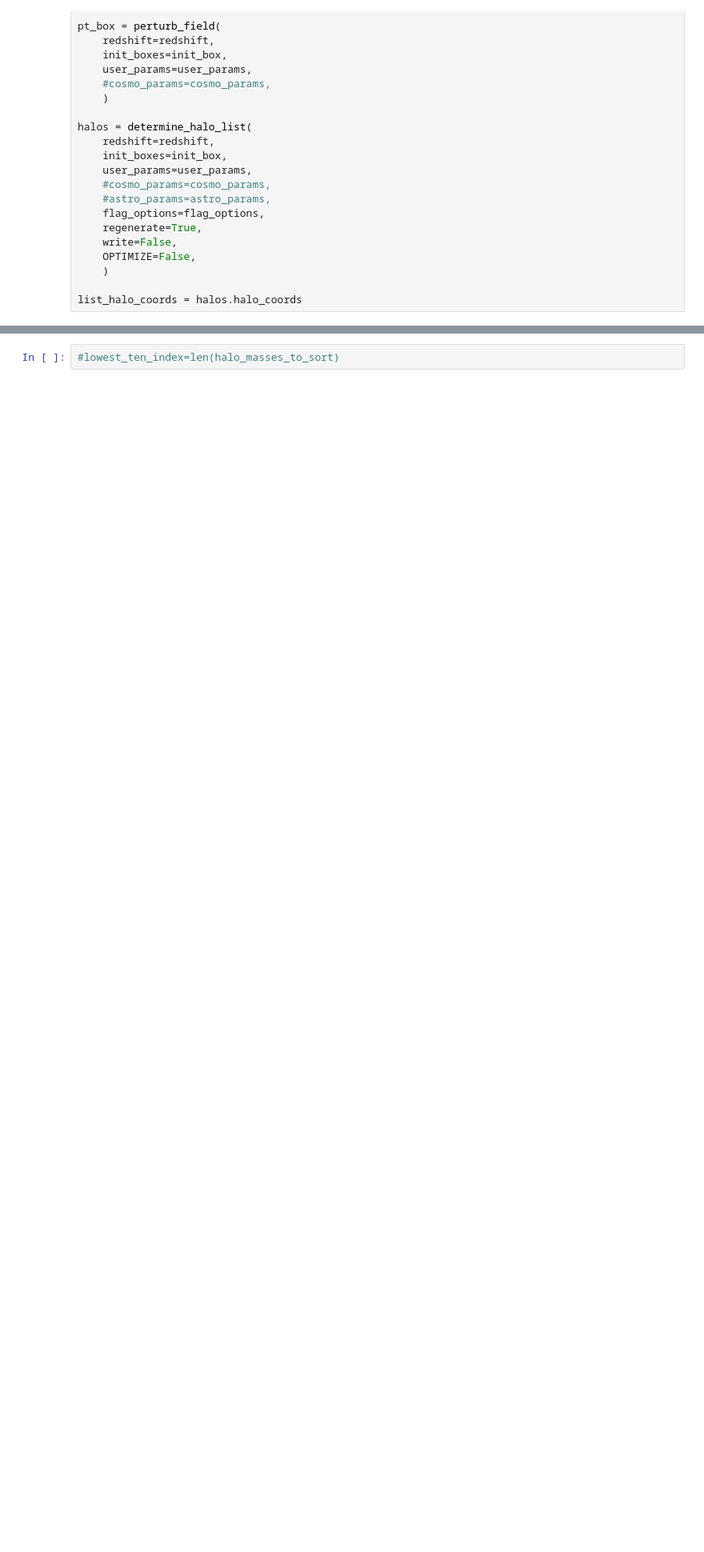
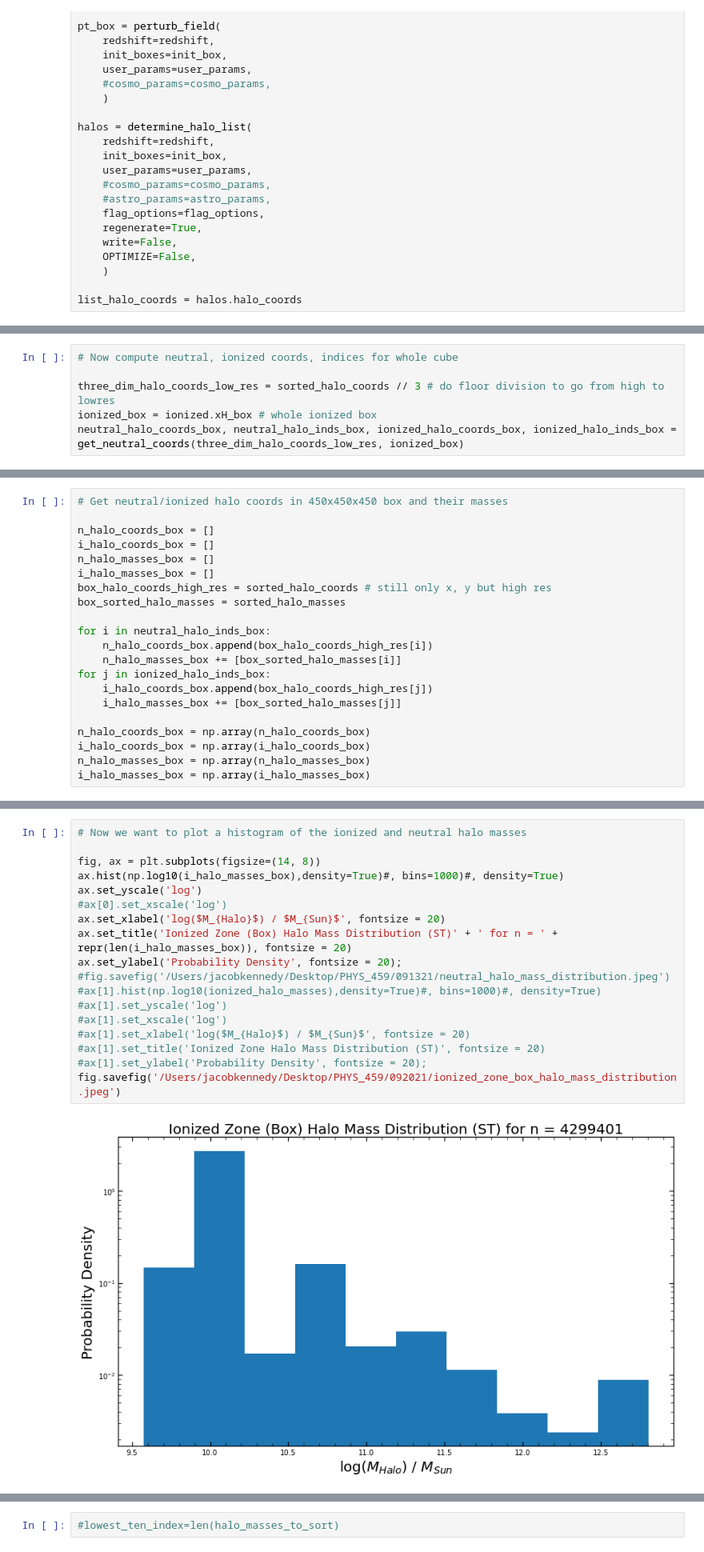
Before and after one commit to kenj19/PHYS459, a Jupyter notebook: halo_finder_plotting.ipynb, the cells around one changed output, grey strips where cells are left out. Shown at 80% size. Cells and saved outputs as stored; diff of their text form; blank space fills up the shorter version.

```diff
--- a/halo_finder_plotting.ipynb
+++ b/halo_finder_plotting.ipynb
@@ -115,0 +212,6 @@ third_slice_index = sec_slice_index + math.floor(num_masses*(40/100))
+# %%
+# Now compute neutral, ionized coords, indices for whole cube
+
+three_dim_halo_coords_low_res = sorted_halo_coords // 3 # do floor division to go from high to lowres
+ionized_box = ionized.xH_box # whole ionized box
+neutral_halo_coords_box, neutral_halo_inds_box, ionized_halo_coords_box, ionized_halo_inds_box = get_neutral_coords(three_dim_halo_coords_low_res, ionized_box)
@@ -115,0 +238,21 @@ third_slice_index = sec_slice_index + math.floor(num_masses*(40/100))
+# %%
+# Get neutral/ionized halo coords in 450x450x450 box and their masses
+
+n_halo_coords_box = []
+i_halo_coords_box = []
+n_halo_masses_box = []
+i_halo_masses_box = []
+box_halo_coords_high_res = sorted_halo_coords # still only x, y but high res
+box_sorted_halo_masses = sorted_halo_masses
+
+for i in neutral_halo_inds_box:
+    n_halo_coords_box.append(box_halo_coords_high_res[i])
+    n_halo_masses_box += [box_sorted_halo_masses[i]]
+for j in ionized_halo_inds_box:
+    i_halo_coords_box.append(box_halo_coords_high_res[j])
+    i_halo_masses_box += [box_sorted_halo_masses[j]]
+
+n_halo_coords_box = np.array(n_halo_coords_box)
+i_halo_coords_box = np.array(i_halo_coords_box)
+n_halo_masses_box = np.array(n_halo_masses_box)
+i_halo_masses_box = np.array(i_halo_masses_box)
@@ -116,3 +271,23 @@ third_slice_index = sec_slice_index + math.floor(num_masses*(40/100))
+# %%
+# Now we want to plot a histogram of the ionized and neutral halo masses
+
+fig, ax = plt.subplots(figsize=(14, 8))
+ax.hist(np.log10(i_halo_masses_box),density=True)#, bins=1000)#, density=True)
+ax.set_yscale('log')
+#ax[0].set_xscale('log')
+ax.set_xlabel('log($M_{Halo}$) / $M_{Sun}$', fontsize = 20)
+ax.set_title('Ionized Zone (Box) Halo Mass Distribution (ST)' + ' for n = ' + repr(len(i_halo_masses_box)), fontsize = 20)
+ax.set_ylabel('Probability Density', fontsize = 20);
+#fig.savefig('/Users/jacobkennedy/Desktop/PHYS_459/091321/neutral_halo_mass_distribution.jpeg')
+#ax[1].hist(np.log10(ionized_halo_masses),density=True)#, bins=1000)#, density=True)
+#ax[1].set_yscale('log')
+#ax[1].set_xscale('log')
+#ax[1].set_xlabel('log($M_{Halo}$) / $M_{Sun}$', fontsize = 20)
+#ax[1].set_title('Ionized Zone Halo Mass Distribution (ST)', fontsize = 20)
+#ax[1].set_ylabel('Probability Density', fontsize = 20);
+fig.savefig('/Users/jacobkennedy/Desktop/PHYS_459/092021/ionized_zone_box_halo_mass_distribution.jpeg')
+# %% [output]
+[figure, added]
 # %%
 first_group = sorted_halo_coords[:first_slice_index]
 sec_group = sorted_halo_coords[first_slice_index:sec_slice_index]
```
Also changed, not shown: parts of 31 cells of this notebook.
